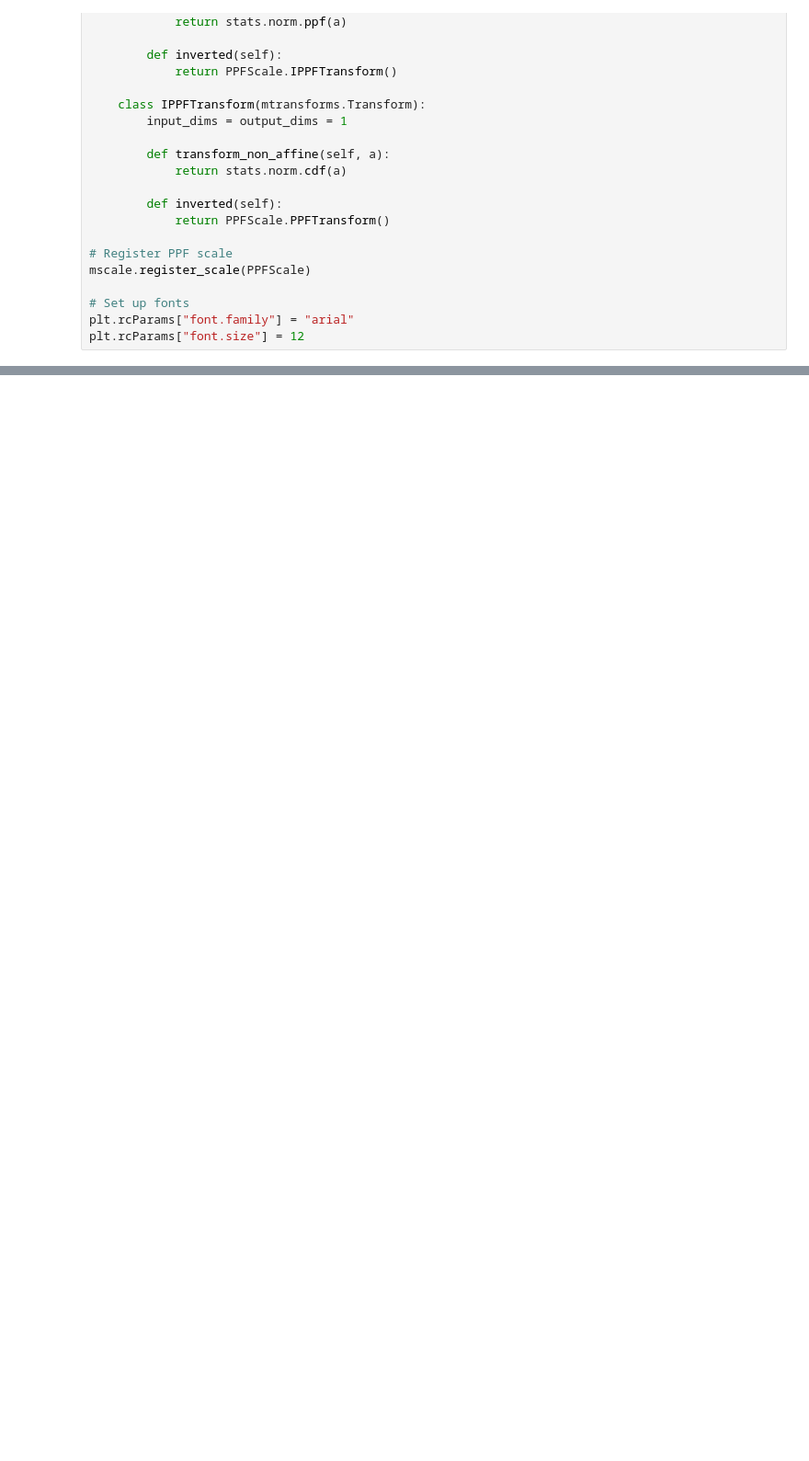
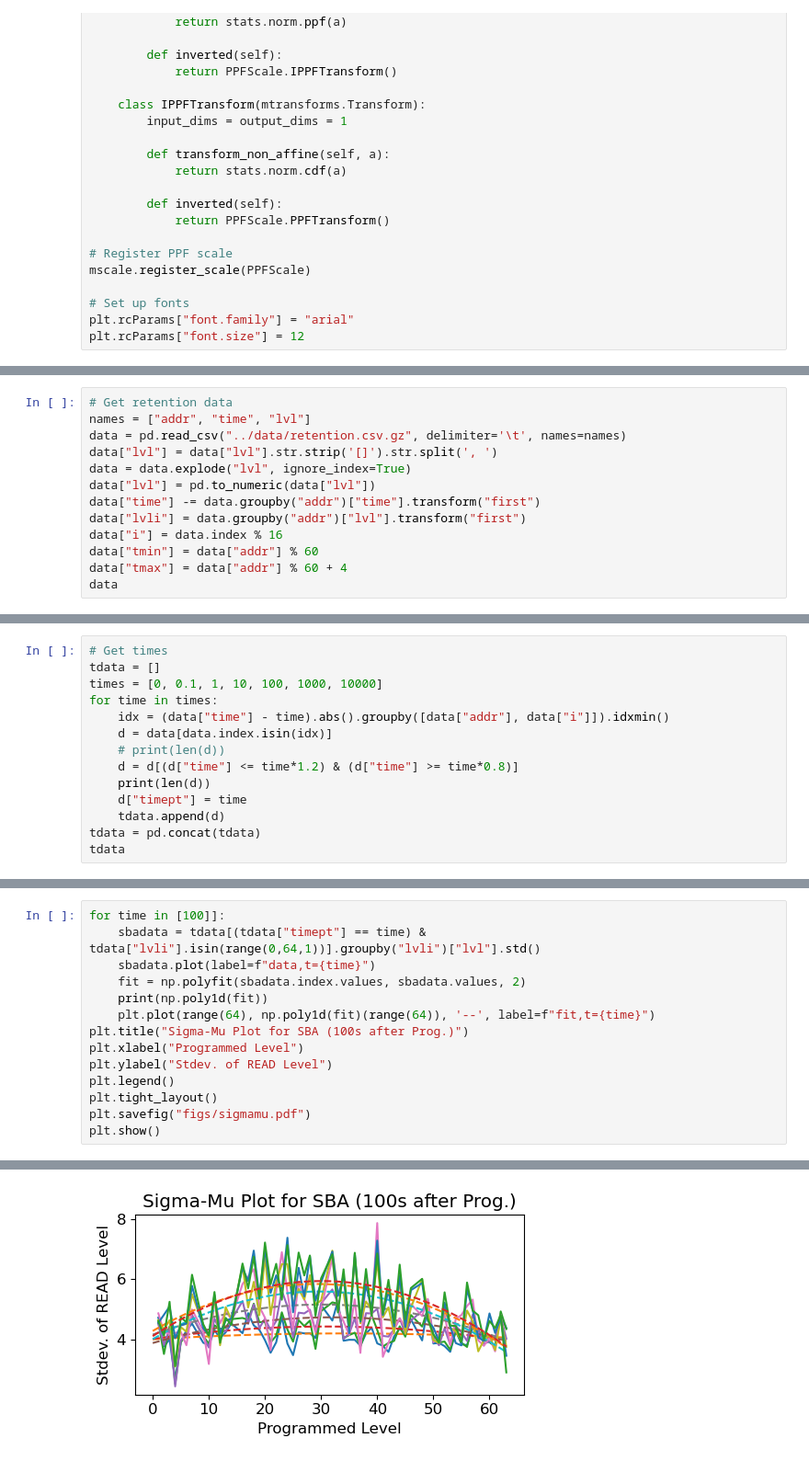
Before and after one commit to akashlevy/ember-python, a Jupyter notebook: analysis/characterizations.ipynb, the cells around one changed output, grey strips where cells are left out. Shown at 92% size. Cells and saved outputs as stored; diff of their text form; blank space fills up the shorter version.

```diff
--- a/analysis/characterizations.ipynb
+++ b/analysis/characterizations.ipynb
@@ -122,0 +185,13 @@ for bpc in range(1, 5):
+# %%
+# Get retention data
+names = ["addr", "time", "lvl"]
+data = pd.read_csv("../data/retention.csv.gz", delimiter='\t', names=names)
+data["lvl"] = data["lvl"].str.strip('[]').str.split(', ')
+data = data.explode("lvl", ignore_index=True)
+data["lvl"] = pd.to_numeric(data["lvl"])
+data["time"] -= data.groupby("addr")["time"].transform("first")
+data["lvli"] = data.groupby("addr")["lvl"].transform("first")
+data["i"] = data.index % 16
+data["tmin"] = data["addr"] % 60
+data["tmax"] = data["addr"] % 60 + 4
+data
@@ -122,0 +212,14 @@ for bpc in range(1, 5):
+# %%
+# Get times
+tdata = []
+times = [0, 0.1, 1, 10, 100, 1000, 10000]
+for time in times:
+    idx = (data["time"] - time).abs().groupby([data["addr"], data["i"]]).idxmin()
+    d = data[data.index.isin(idx)]
+    # print(len(d))
+    d = d[(d["time"] <= time*1.2) & (d["time"] >= time*0.8)]
+    print(len(d))
+    d["timept"] = time
+    tdata.append(d)
+tdata = pd.concat(tdata)
+tdata
@@ -122,0 +247,15 @@ for bpc in range(1, 5):
+# %%
+for time in [100]]:
+    sbadata = tdata[(tdata["timept"] == time) & tdata["lvli"].isin(range(0,64,1))].groupby("lvli")["lvl"].std()
+    sbadata.plot(label=f"data,t={time}")
+    fit = np.polyfit(sbadata.index.values, sbadata.values, 2)
+    print(np.poly1d(fit))
+    plt.plot(range(64), np.poly1d(fit)(range(64)), '--', label=f"fit,t={time}")
+plt.title("Sigma-Mu Plot for SBA (100s after Prog.)")
+plt.xlabel("Programmed Level")
+plt.ylabel("Stdev. of READ Level")
+plt.legend()
+plt.tight_layout()
+plt.savefig("figs/sigmamu.pdf")
+plt.show()
+# %% [output]
@@ -122,0 +276 @@ for bpc in range(1, 5):
+[figure, added]
```
Also changed, not shown: parts of 7 cells of this notebook, 24 other files.
